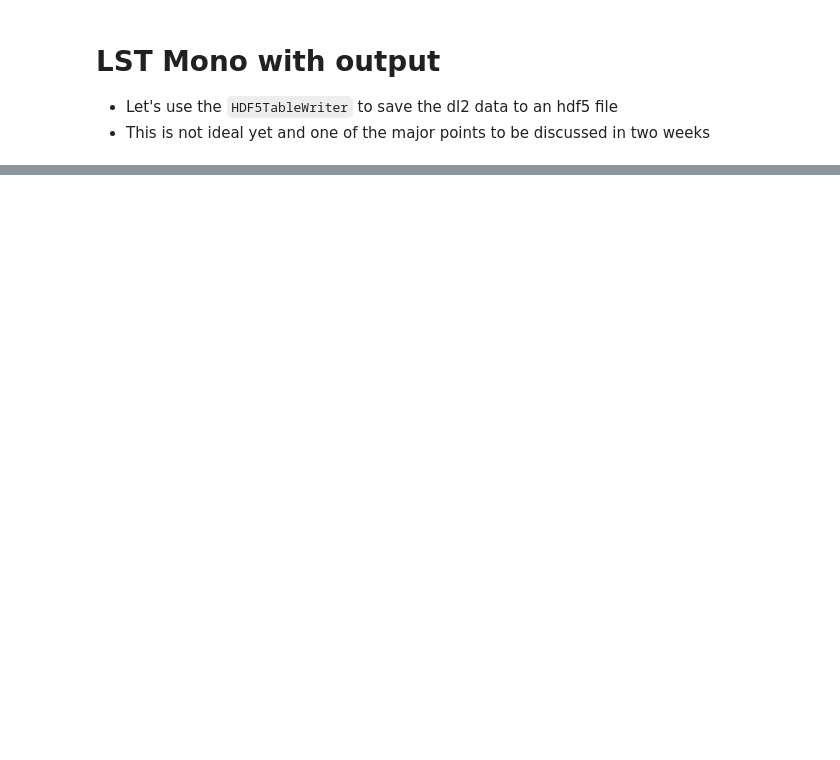
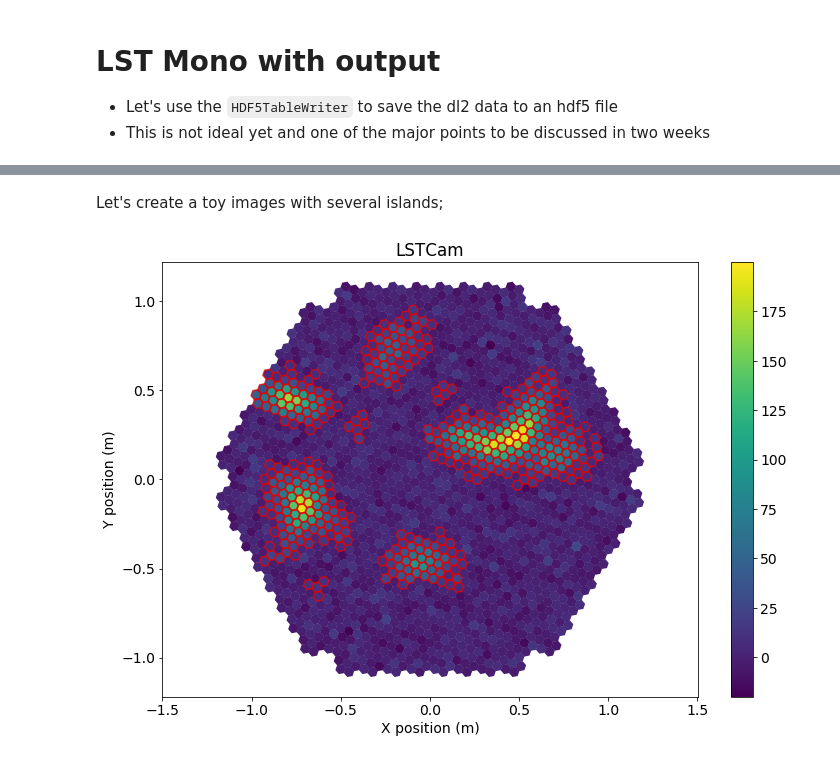
Before and after one commit to cta-observatory/ctapipe, a Jupyter notebook: examples/notebooks/2018_lst_analysis_bootcamp.ipynb, the cells around one changed output, grey strips where cells are left out. Cells and saved outputs as stored; diff of their text form; code cells hidden in the pictures; blank space fills up the shorter version.

```diff
--- a/examples/notebooks/2018_lst_analysis_bootcamp.ipynb
+++ b/examples/notebooks/2018_lst_analysis_bootcamp.ipynb
@@ -393,0 +553,39 @@ None
+# %%
+from ctapipe.image import toymodel
+from ctapipe.instrument import CameraGeometry
+
+
+camera = CameraGeometry.from_name('LSTCam')
+# %% [markdown]
+Let's create a toy images with several islands;
+# %%
+np.random.seed(42)
+
+image = np.zeros(camera.n_pixels)
+
+
+for i in range(9):
+
+    model = toymodel.generate_2d_shower_model(
+        centroid=np.random.uniform(-0.8, 0.8, 2),
+        width=np.random.uniform(0.05, 0.075),
+        length=np.random.uniform(0.1, 0.15),
+        psi=np.random.uniform(0, 2 * np.pi) * u.rad,
+    )
+
+    new_image, sig, bg = toymodel.make_toymodel_shower_image(
+        camera,
+        model.pdf,
+        intensity=np.random.uniform(1000, 3000),
+        nsb_level_pe=5
+    )
+    image += new_image
+# %%
+clean = tailcuts_clean(camera, image, picture_thresh=10, boundary_thresh=5, min_number_picture_neighbors=2)
+# %%
+disp = CameraDisplay(camera)
+disp.image = image
+disp.highlight_pixels(clean, color='xkcd:red', linewidth=1.5)
+disp.add_colorbar()
+# %% [output]
+[figure, added]
```
Also changed, not shown: parts of 33 cells of this notebook.
